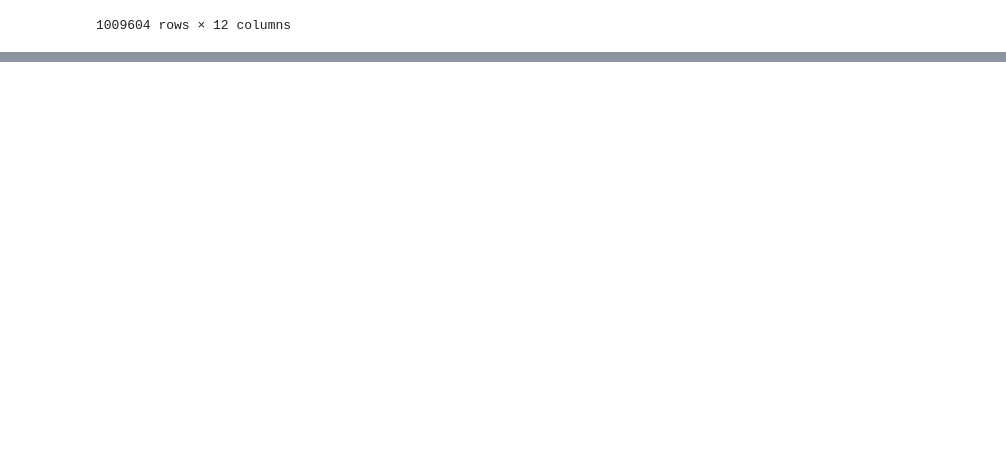
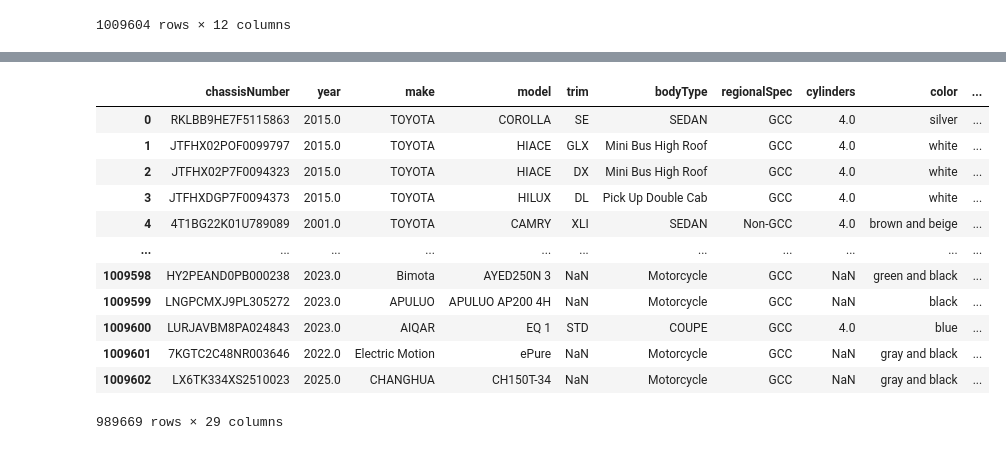
Before and after one commit to ManavKatrodiyaOpash/vin-sphere-python, a Jupyter notebook: ml/methaq_transformers.ipynb, the cells around one changed output, grey strips where cells are left out. Cells and saved outputs as stored; diff of their text form; code cells hidden in the pictures; blank space fills up the shorter version.

```diff
--- a/ml/methaq_transformers.ipynb
+++ b/ml/methaq_transformers.ipynb
@@ -18,3 +18,10 @@ data
 | 1009602 | LX6TK334XS2510023 | 2025.0 | CHANGHUA | CH150T-34 | NaN | Motorcycle | GCC | NaN | gray and black | ... |
 | 1009603 | MI76734700 | 2015.0 | MANITOU | MTX1740SLT | GL | HEAVY EQUIPMENT | GCC | 4.0 | grey | ... |
 1009604 rows × 12 columns
+# %%
+data["chassis_len"] = data["chassisNumber"].str.len()
+data["pos10"] = data["chassisNumber"].str[9]
+
+is_standard = (data["chassis_len"] == 17) & (~data["pos10"].isin(['I', 'O', 'Q', 'U', 'Z', '0']))
+data = data[is_standard]
+data
@@ -20,0 +354,39 @@ data
+# %%
+# 1. World Manufacturer Identifier (WMI)
+data["WMI"] = data["chassisNumber"].str[0:3]
+data["pos1"] = data["chassisNumber"].str[0]
+data["pos2"] = data["chassisNumber"].str[1]
+data["pos3"] = data["chassisNumber"].str[2]
+
+# 2. Vehicle Descriptor Section (VDS)
+data["VDS"] = data["chassisNumber"].str[3:9]  # Standard VIN uses positions 4-9 (index 3:9)
+data["pos4"] = data["chassisNumber"].str[3]
+data["pos5"] = data["chassisNumber"].str[4]
+data["pos6"] = data["chassisNumber"].str[5]
+data["pos7"] = data["chassisNumber"].str[6]
+data["pos8"] = data["chassisNumber"].str[7]
+data["pos9"] = data["chassisNumber"].str[8]  # Check Digit
+
+# 3. Vehicle Identifier Section (VIS)
+data["VIS"] = data["chassisNumber"].str[9:17]  # Standard VIN uses positions 10-17 (index 9:17)
+data["Model_Year"] = data["chassisNumber"].str[9]  # Model Year
+data["Plant_Code"] = data["chassisNumber"].str[10]  # Plant Code
+
+# 4. Production Serial Number (Last 6 digits of VIS)
+data["Serial_Number"] = data["chassisNumber"].str[11:17]
+# %%
+data
+# %% [output]
+|  | chassisNumber | year | make | model | trim | bodyType | regionalSpec | cylinders | color | ... |
+| 0 | RKLBB9HE7F5115863 | 2015.0 | TOYOTA | COROLLA | SE | SEDAN | GCC | 4.0 | silver | ... |
+| 1 | JTFHX02POF0099797 | 2015.0 | TOYOTA | HIACE | GLX | Mini Bus High Roof | GCC | 4.0 | white | ... |
+| 2 | JTFHX02P7F0094323 | 2015.0 | TOYOTA | HIACE | DX | Mini Bus High Roof | GCC | 4.0 | white | ... |
+| 3 | JTFHXDGP7F0094373 | 2015.0 | TOYOTA | HILUX | DL | Pick Up Double Cab | GCC | 4.0 | white | ... |
+| 4 | 4T1BG22K01U789089 | 2001.0 | TOYOTA | CAMRY | XLI | SEDAN | Non-GCC | 4.0 | brown and beige | ... |
+| ... | ... | ... | ... | ... | ... | ... | ... | ... | ... | ... |
+| 1009598 | HY2PEAND0PB000238 | 2023.0 | Bimota | AYED250N 3 | NaN | Motorcycle | GCC | NaN | green and black | ... |
+| 1009599 | LNGPCMXJ9PL305272 | 2023.0 | APULUO | APULUO AP200 4H | NaN | Motorcycle | GCC | NaN | black | ... |
+| 1009600 | LURJAVBM8PA024843 | 2023.0 | AIQAR | EQ 1 | STD | COUPE | GCC | 4.0 | blue | ... |
+| 1009601 | 7KGTC2C48NR003646 | 2022.0 | Electric Motion | ePure | NaN | Motorcycle | GCC | NaN | gray and black | ... |
+| 1009602 | LX6TK334XS2510023 | 2025.0 | CHANGHUA | CH150T-34 | NaN | Motorcycle | GCC | NaN | gray and black | ... |
+989669 rows × 29 columns
```
Also changed, not shown: parts of 17 cells of this notebook, 8 other files.
